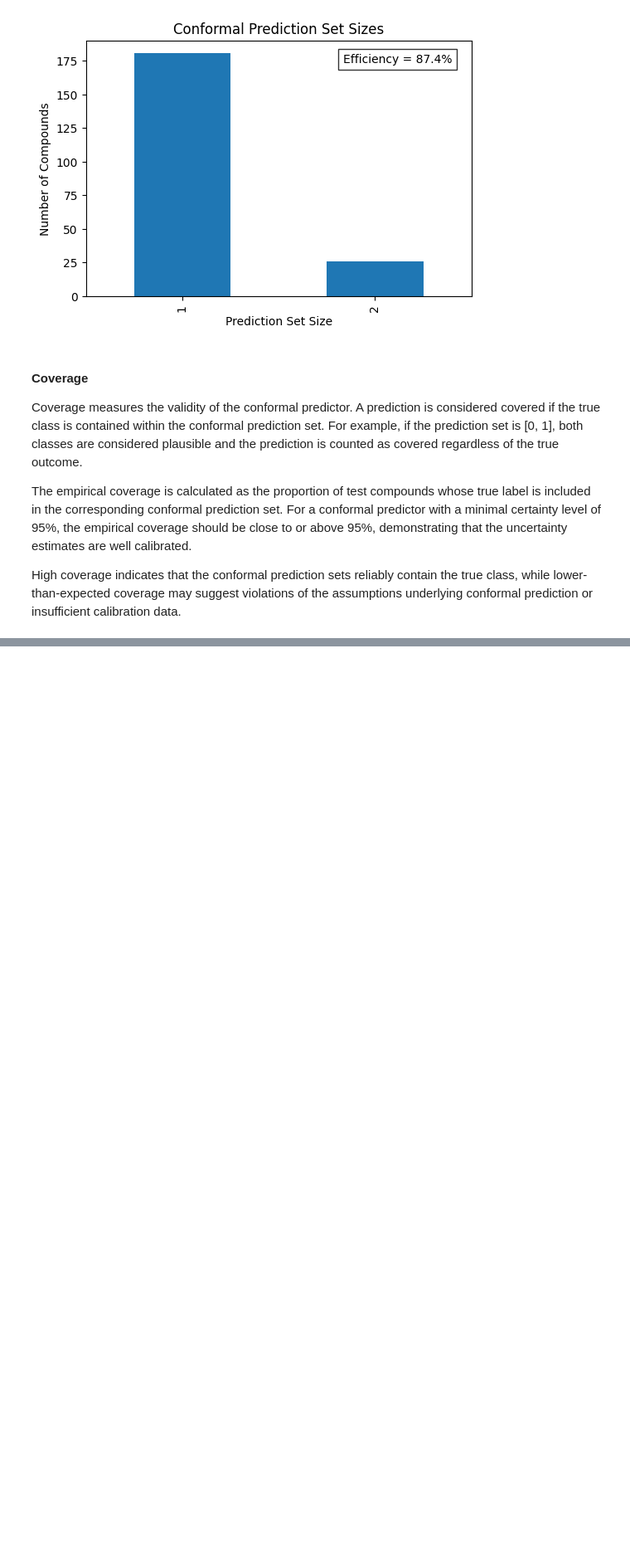
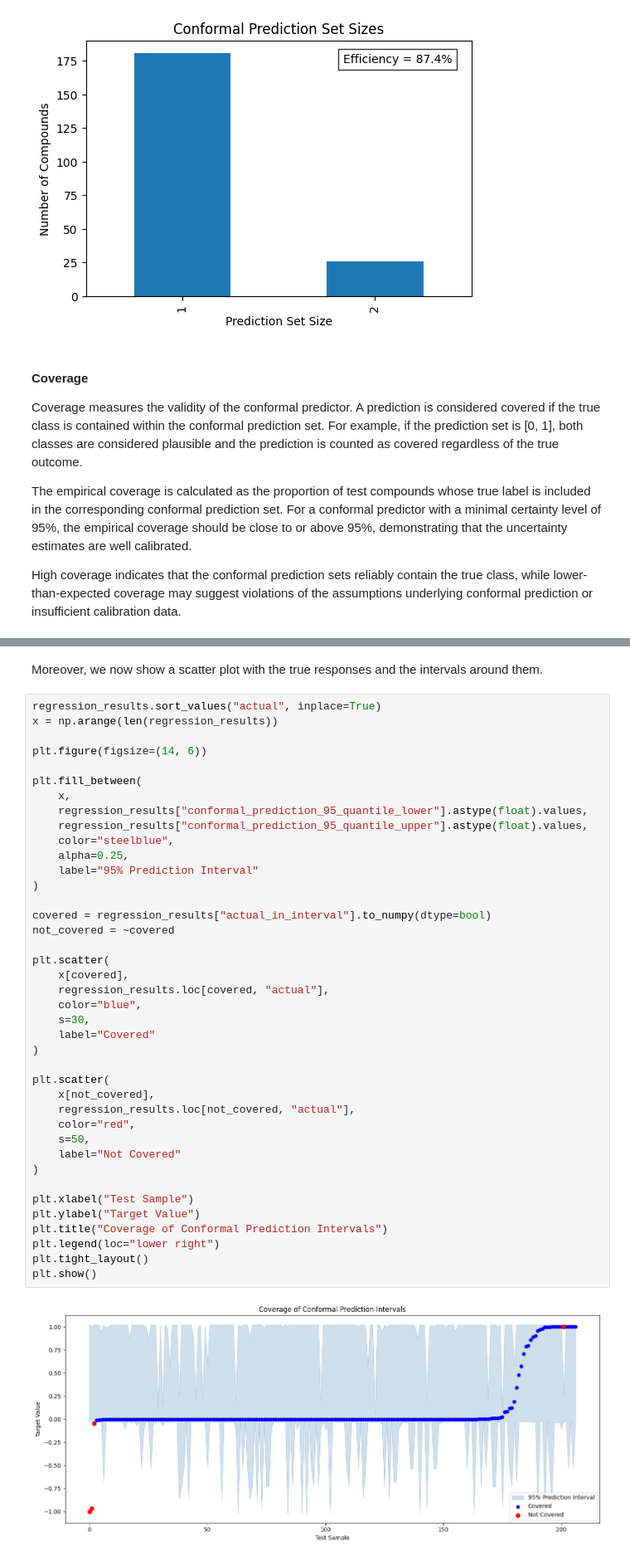
Before and after one commit to volkamerlab/Trustworthy_ML_Workshop, a Jupyter notebook: notebooks/inductive_CP.ipynb, the cells around one changed output, grey strips where cells are left out. Shown at 83% size. Drawn from its saved outputs; the diff is of its cells as text; blank space fills up the shorter version.

```diff
--- a/notebooks/inductive_CP.ipynb
+++ b/notebooks/inductive_CP.ipynb
@@ -319,3 +536,47 @@ plt.show()
+# %% [markdown]
+Moreover, we now show a scatter plot with the true responses and the intervals around them.
+# %%
+regression_results.sort_values("actual", inplace=True)
+x = np.arange(len(regression_results))
+
+plt.figure(figsize=(14, 6))
+
+plt.fill_between(
+    x,
+    regression_results["conformal_prediction_95_quantile_lower"].astype(float).values,
+    regression_results["conformal_prediction_95_quantile_upper"].astype(float).values,
+    color="steelblue",
+    alpha=0.25,
+    label="95% Prediction Interval"
+)
+
+covered = regression_results["actual_in_interval"].to_numpy(dtype=bool)
+not_covered = ~covered
+
+plt.scatter(
+    x[covered],
+    regression_results.loc[covered, "actual"],
+    color="blue",
+    s=30,
+    label="Covered"
+)
+
+plt.scatter(
+    x[not_covered],
+    regression_results.loc[not_covered, "actual"],
+    color="red",
+    s=50,
+    label="Not Covered"
+)
+
+plt.xlabel("Test Sample")
+plt.ylabel("Target Value")
+plt.title("Coverage of Conformal Prediction Intervals")
+plt.legend(loc="lower right")
+plt.tight_layout()
+plt.show()
+# %% [output]
+[figure, added]
 # %% [markdown]
 ### Conclusions
 
```
Also changed, not shown: parts of 39 cells of this notebook, 5 other files.
